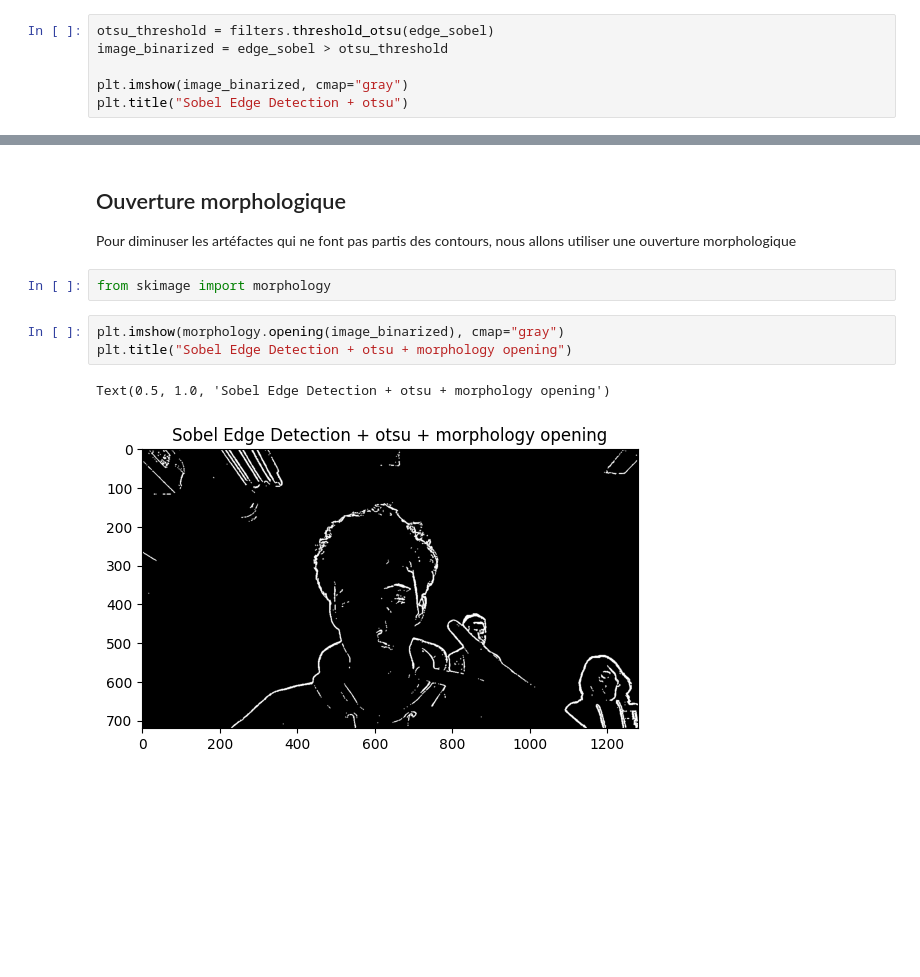
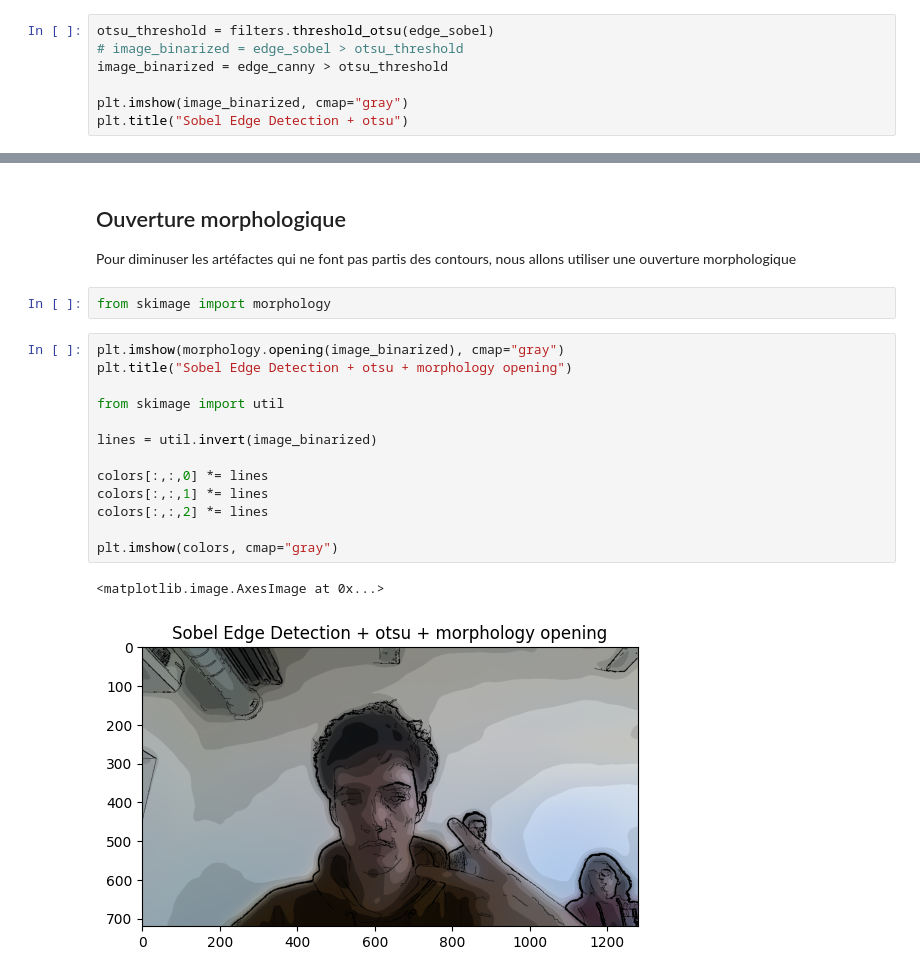
Before and after one commit to PierreVandel/analyse-images-cartoon, a Jupyter notebook: Cartoon.ipynb, the cells around one changed output, grey strips where cells are left out. Drawn from its saved outputs; the diff is of its cells as text; blank space fills up the shorter version.

```diff
--- a/Cartoon.ipynb
+++ b/Cartoon.ipynb
@@ -97,7 +144,8 @@ Deplus, nous avons la contraite de la vidéo, il faut donc prendre en compte les
 from skimage import filters
 # %%
 otsu_threshold = filters.threshold_otsu(edge_sobel)
-image_binarized = edge_sobel > otsu_threshold
+# image_binarized = edge_sobel > otsu_threshold
+image_binarized = edge_canny > otsu_threshold
 
 plt.imshow(image_binarized, cmap="gray")
 plt.title("Sobel Edge Detection + otsu")
@@ -108,11 +156,21 @@ Text(0.5, 1.0, 'Sobel Edge Detection + otsu')
 ## Ouverture morphologique
 
 Pour diminuser les artéfactes qui ne font pas partis des contours, nous allons utiliser une ouverture morphologique
-# %%
-from skimage import morphology
+# %%
+from skimage import morphology
 # %%
 plt.imshow(morphology.opening(image_binarized), cmap="gray")
 plt.title("Sobel Edge Detection + otsu + morphology opening")
+
+from skimage import util
+
+lines = util.invert(image_binarized)
+
+colors[:,:,0] *= lines
+colors[:,:,1] *= lines
+colors[:,:,2] *= lines
+
+plt.imshow(colors, cmap="gray")
 # %% [output]
-Text(0.5, 1.0, 'Sobel Edge Detection + otsu + morphology opening')
+<matplotlib.image.AxesImage at 0x...>
-[figure, old version]
+[figure, new version]
```
Also changed, not shown: parts of 5 cells of this notebook.
